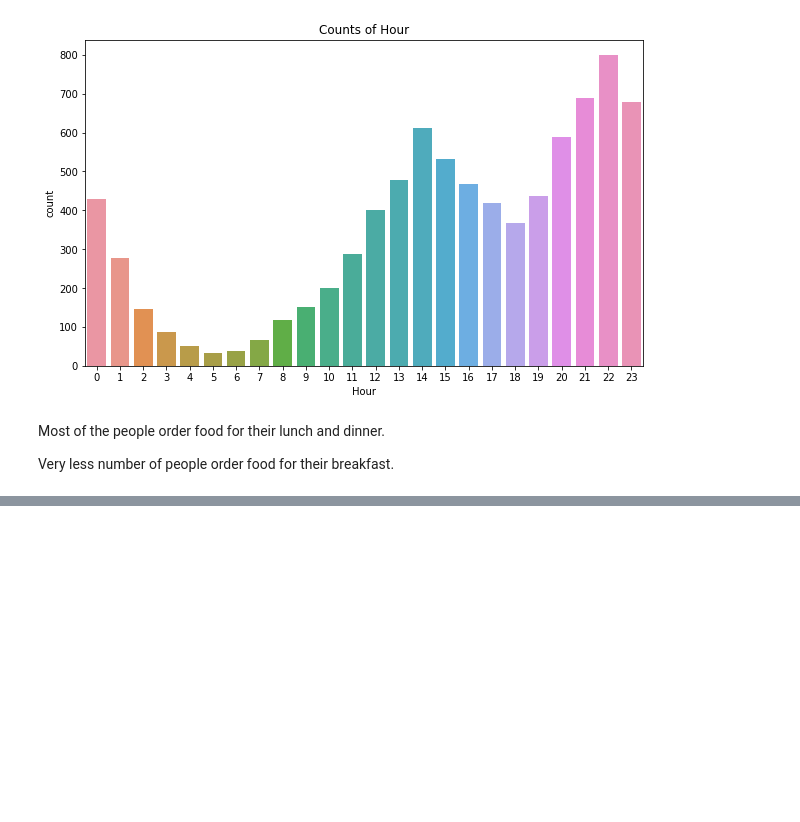
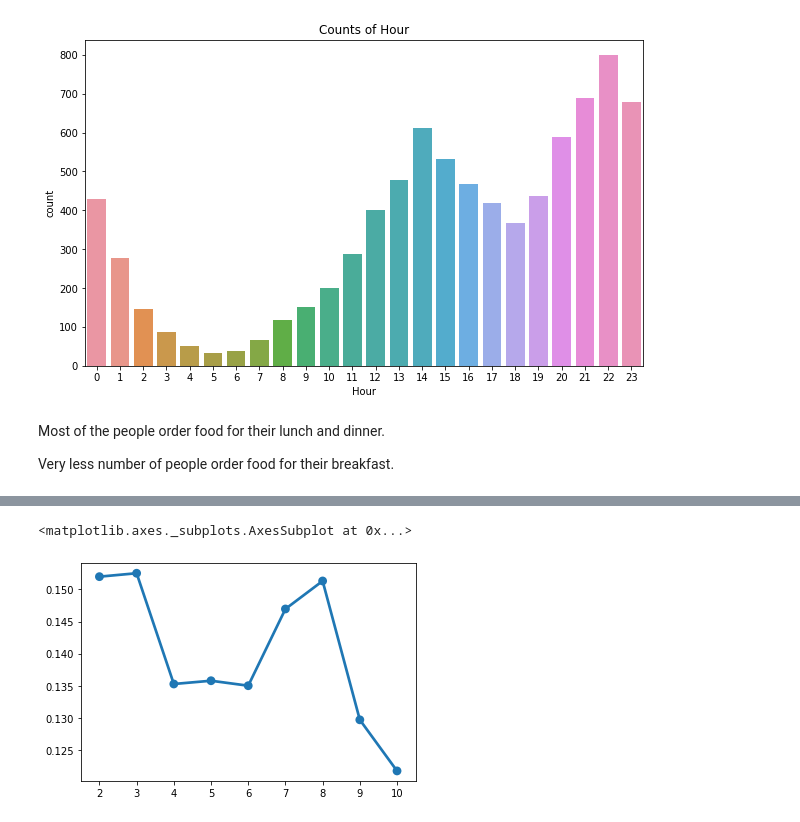
Before and after one commit to Srijan-Rai/Zomato-Restaurant-Clustering, a Jupyter notebook: ZOMATO_RESTAURANT_CLUSTERING_AND_SENTIMENT_ANALYSIS.ipynb, the cells around one changed output, grey strips where cells are left out. Cells and saved outputs as stored; diff of their text form; code cells hidden in the pictures; blank space fills up the shorter version.

```diff
--- a/ZOMATO_RESTAURANT_CLUSTERING_AND_SENTIMENT_ANALYSIS.ipynb
+++ b/ZOMATO_RESTAURANT_CLUSTERING_AND_SENTIMENT_ANALYSIS.ipynb
@@ -557,0 +686,6 @@ Very less number of people order food for their breakfast.
+# %%
+wcss_all=[]
+for i in range(1,11):
+    km=KMeans(n_clusters=i, random_state = 11)
+    km.fit(scaled_df)
+    wcss_all.append(km.inertia_)
@@ -557,0 +703,12 @@ Very less number of people order food for their breakfast.
+# %%
+ShiloutteScore=[]
+for i in range(2,11):
+    km=KMeans(n_clusters=i, random_state = 11)
+    preds = km.fit_predict(scaled_df)
+    score = silhouette_score(scaled_df, preds)
+    ShiloutteScore.append(score)
+# %%
+sns.pointplot(list(range(2,11)),list(ShiloutteScore))
+# %% [output]
+<matplotlib.axes._subplots.AxesSubplot at 0x...>
+[figure, added]
```
Also changed, not shown: parts of 32 cells of this notebook.
